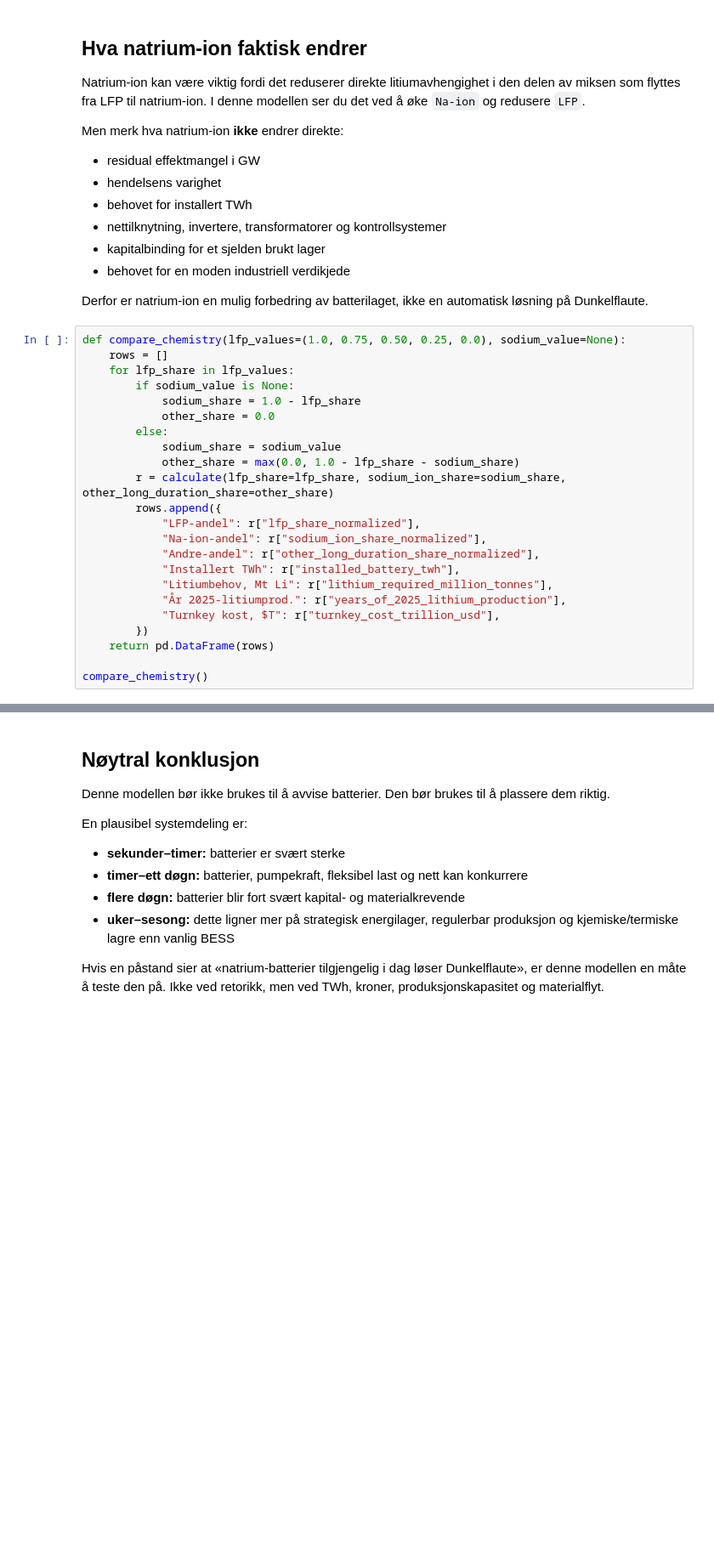
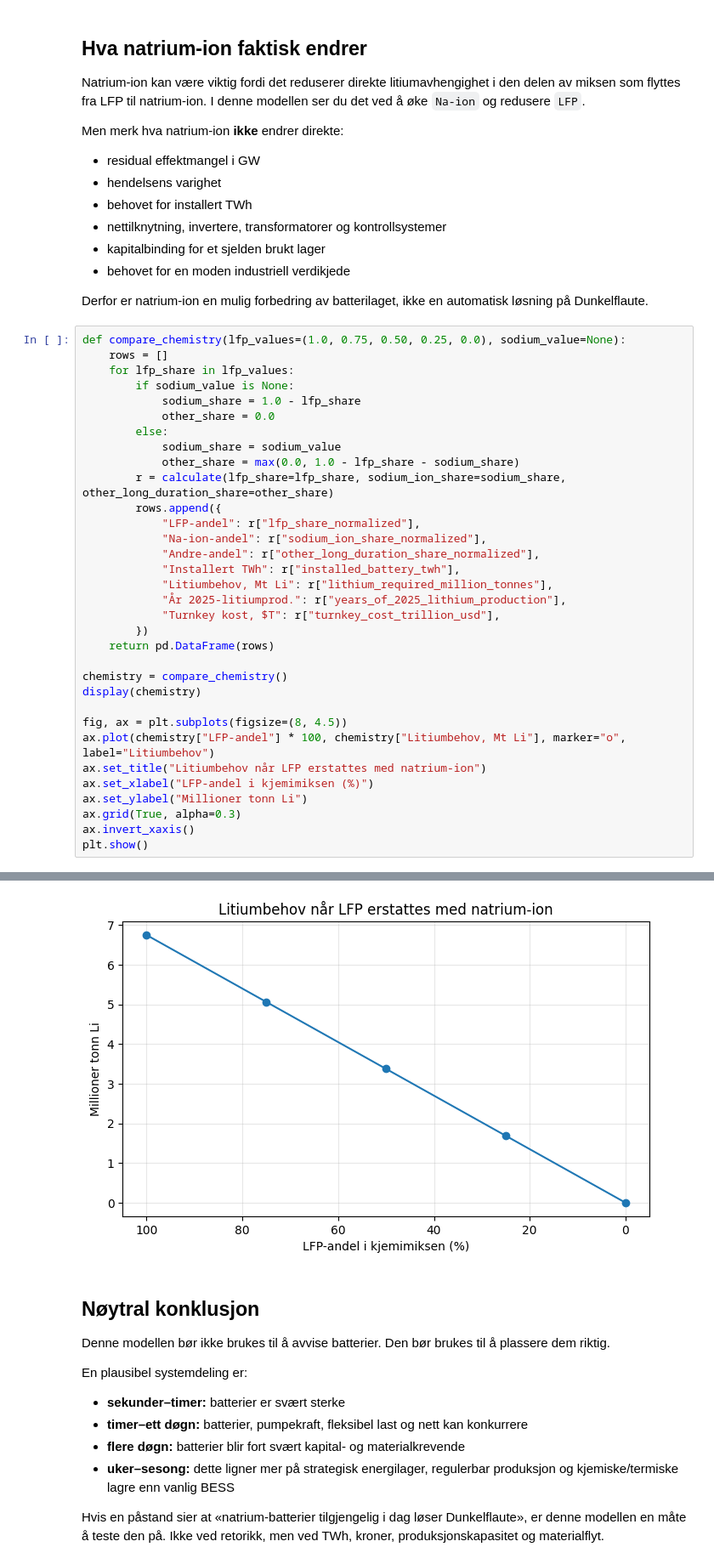
Before and after one commit to johla/dunkelflaute-bess, a Jupyter notebook: dunkelflaute-batteri-lab/notebooks/dunkelflaute_batteri_lab.ipynb, the cells around one changed output, grey strips where cells are left out. Shown at 85% size. Saved outputs shown, nothing was run; the diff lists cells and outputs as text; blank space fills up the shorter version.

```diff
--- a/dunkelflaute-batteri-lab/notebooks/dunkelflaute_batteri_lab.ipynb
+++ b/dunkelflaute-batteri-lab/notebooks/dunkelflaute_batteri_lab.ipynb
@@ -352,33 +366,44 @@ Derfor er natrium-ion en mulig forbedring av batterilaget, ikke en automatisk l
 # %%
 def compare_chemistry(lfp_values=(1.0, 0.75, 0.50, 0.25, 0.0), sodium_value=None):
     rows = []
     for lfp_share in lfp_values:
         if sodium_value is None:
             sodium_share = 1.0 - lfp_share
             other_share = 0.0
         else:
             sodium_share = sodium_value
             other_share = max(0.0, 1.0 - lfp_share - sodium_share)
         r = calculate(lfp_share=lfp_share, sodium_ion_share=sodium_share, other_long_duration_share=other_share)
         rows.append({
             "LFP-andel": r["lfp_share_normalized"],
             "Na-ion-andel": r["sodium_ion_share_normalized"],
             "Andre-andel": r["other_long_duration_share_normalized"],
             "Installert TWh": r["installed_battery_twh"],
             "Litiumbehov, Mt Li": r["lithium_required_million_tonnes"],
             "År 2025-litiumprod.": r["years_of_2025_lithium_production"],
             "Turnkey kost, $T": r["turnkey_cost_trillion_usd"],
         })
     return pd.DataFrame(rows)
 
-compare_chemistry()
+chemistry = compare_chemistry()
+display(chemistry)
+
+fig, ax = plt.subplots(figsize=(8, 4.5))
+ax.plot(chemistry["LFP-andel"] * 100, chemistry["Litiumbehov, Mt Li"], marker="o", label="Litiumbehov")
+ax.set_title("Litiumbehov når LFP erstattes med natrium-ion")
+ax.set_xlabel("LFP-andel i kjemimiksen (%)")
+ax.set_ylabel("Millioner tonn Li")
+ax.grid(True, alpha=0.3)
+ax.invert_xaxis()
+plt.show()
 # %% [output]
 |  | LFP-andel | Na-ion-andel | Andre-andel | Installert TWh | Litiumbehov, Mt Li | År 2025-litiumprod. | ... |
 | 0 | 1.00 | 0.00 | 0.0 | 75.0 | 6.7500 | 23.275862 | ... |
 | 1 | 0.75 | 0.25 | 0.0 | 75.0 | 5.0625 | 17.456897 | ... |
 | 2 | 0.50 | 0.50 | 0.0 | 75.0 | 3.3750 | 11.637931 | ... |
 | 3 | 0.25 | 0.75 | 0.0 | 75.0 | 1.6875 | 5.818966 | ... |
 | 4 | 0.00 | 1.00 | 0.0 | 75.0 | 0.0000 | 0.000000 | ... |
+[figure, added]
 # %% [markdown]
 ## Nøytral konklusjon
 
```
Also changed, not shown: parts of 1 cell of this notebook.
